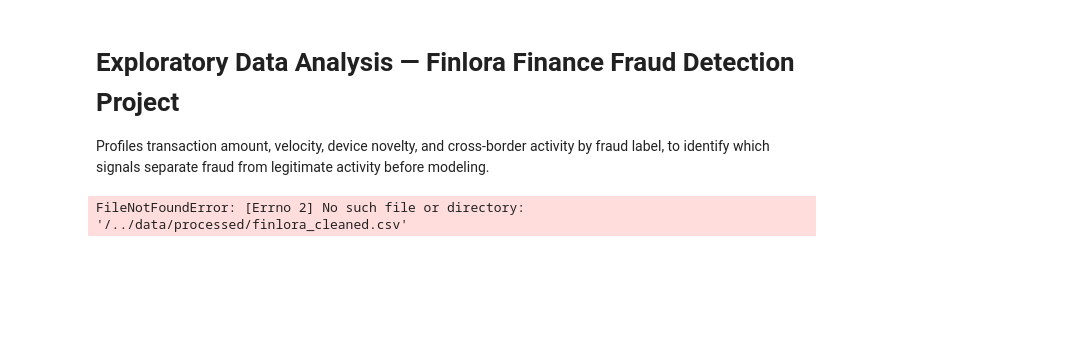
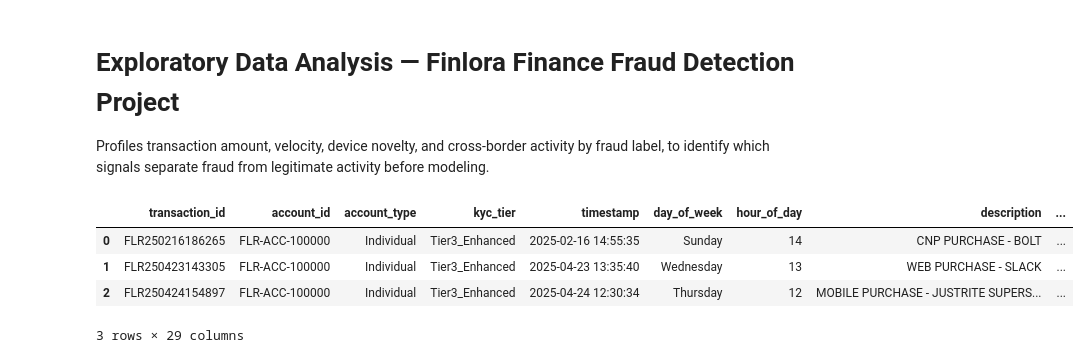
Before and after one commit to Adedamola-Akano/finlora_finance---fraud_detection_project, a Jupyter notebook: notebooks/02_eda.ipynb, the cells around one changed output. Cells and saved outputs as stored; diff of their text form; code cells hidden in the pictures; blank space fills up the shorter version.

```diff
--- a/notebooks/02_eda.ipynb
+++ b/notebooks/02_eda.ipynb
@@ -8,4 +8,0 @@ import pandas as pd #Importation pandas
-# %%
-df = pd.read_csv("/../data/processed/finlora_cleaned.csv")
-# %% [output]
-FileNotFoundError: [Errno 2] No such file or directory: '/../data/processed/finlora_cleaned.csv'
@@ -11,0 +11,8 @@ FileNotFoundError: [Errno 2] No such file or directory: '/../data/processed/finl
+# %%
+df.head(3) #Display first 3 rows of the dataframe
+# %% [output]
+|  | transaction_id | account_id | account_type | kyc_tier | timestamp | day_of_week | hour_of_day | description | ... |
+| 0 | FLR250216186265 | FLR-ACC-100000 | Individual | Tier3_Enhanced | 2025-02-16 14:55:35 | Sunday | 14 | CNP PURCHASE - BOLT | ... |
+| 1 | FLR250423143305 | FLR-ACC-100000 | Individual | Tier3_Enhanced | 2025-04-23 13:35:40 | Wednesday | 13 | WEB PURCHASE - SLACK | ... |
+| 2 | FLR250424154897 | FLR-ACC-100000 | Individual | Tier3_Enhanced | 2025-04-24 12:30:34 | Thursday | 12 | MOBILE PURCHASE - JUSTRITE SUPERS... | ... |
+3 rows × 29 columns
```
Also changed, not shown: parts of 26 cells of this notebook, 1 other file.
